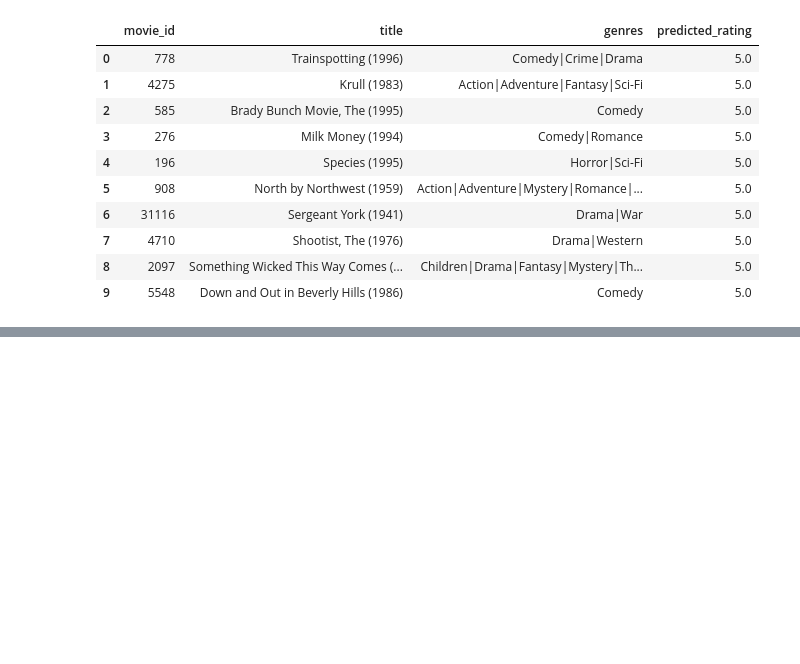
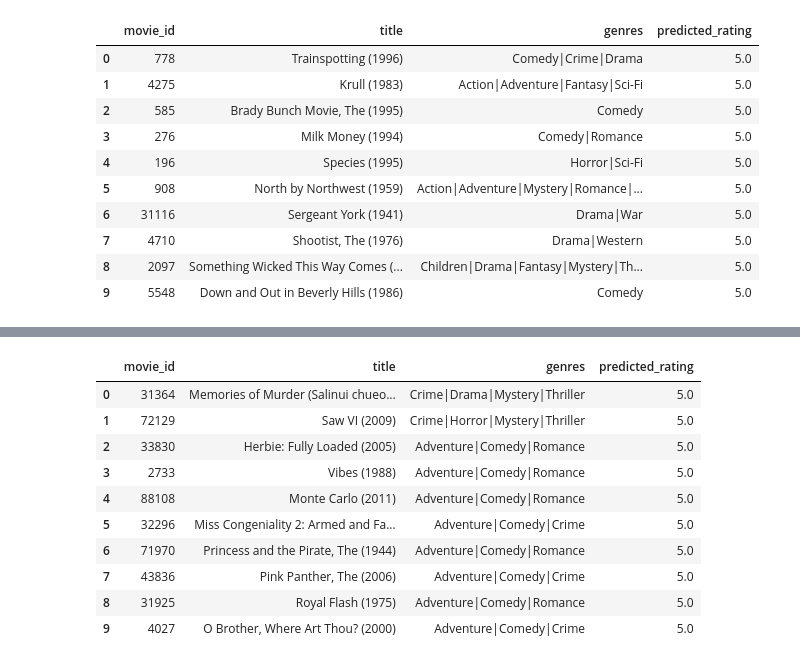
Before and after one commit to SonuThapaMagar/movie-recommendation-system, a Jupyter notebook: backend/app/recommender/recommendation_system.ipynb, the cells around one changed output, grey strips where cells are left out. Cells and saved outputs as stored; diff of their text form; code cells hidden in the pictures; blank space fills up the shorter version.

```diff
--- a/backend/app/recommender/recommendation_system.ipynb
+++ b/backend/app/recommender/recommendation_system.ipynb
@@ -625,0 +797,7 @@ item_recommendations_df[
+# %%
+content_recommendations = recommend_movies_content_based(
+    user_id=1,
+    top_n=10
+)
+
+content_recommendations
@@ -625,0 +815,27 @@ item_recommendations_df[
+# %%
+content_recommendations_df = pd.DataFrame(
+    content_recommendations,
+    columns=["movie_id", "predicted_rating"]
+)
+
+content_recommendations_df = content_recommendations_df.merge(
+    all_movies,
+    on="movie_id",
+    how="left"
+)
+
+content_recommendations_df[
+    ["movie_id", "title", "genres", "predicted_rating"]
+]
+# %% [output]
+|  | movie_id | title | genres | predicted_rating |
+| 0 | 31364 | Memories of Murder (Salinui chueo... | Crime|Drama|Mystery|Thriller | 5.0 |
+| 1 | 72129 | Saw VI (2009) | Crime|Horror|Mystery|Thriller | 5.0 |
+| 2 | 33830 | Herbie: Fully Loaded (2005) | Adventure|Comedy|Romance | 5.0 |
+| 3 | 2733 | Vibes (1988) | Adventure|Comedy|Romance | 5.0 |
+| 4 | 88108 | Monte Carlo (2011) | Adventure|Comedy|Romance | 5.0 |
+| 5 | 32296 | Miss Congeniality 2: Armed and Fa... | Adventure|Comedy|Crime | 5.0 |
+| 6 | 71970 | Princess and the Pirate, The (1944) | Adventure|Comedy|Romance | 5.0 |
+| 7 | 43836 | Pink Panther, The (2006) | Adventure|Comedy|Crime | 5.0 |
+| 8 | 31925 | Royal Flash (1975) | Adventure|Comedy|Romance | 5.0 |
+| 9 | 4027 | O Brother, Where Art Thou? (2000) | Adventure|Comedy|Crime | 5.0 |
```
Also changed, not shown: parts of 12 cells of this notebook.
